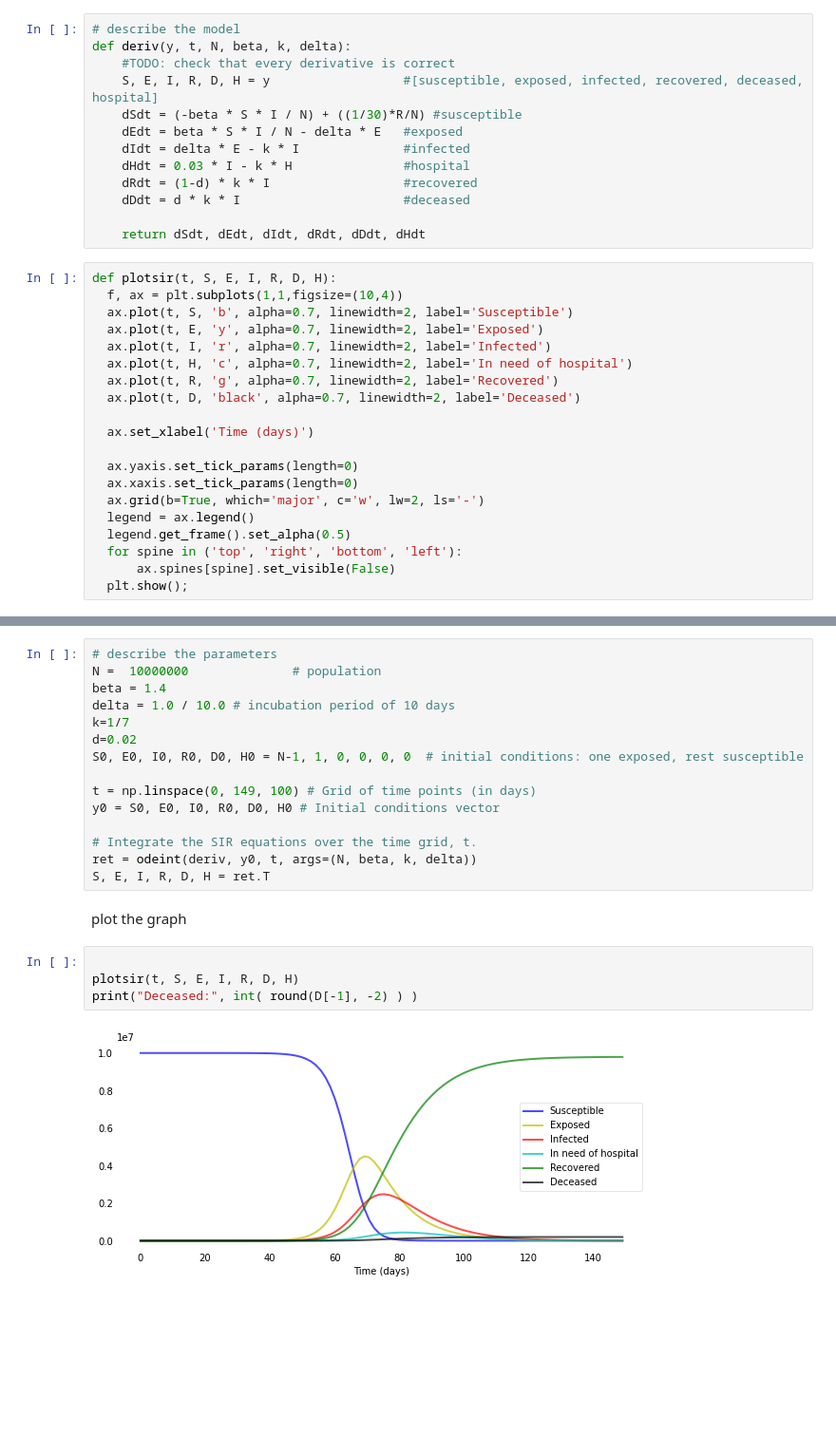
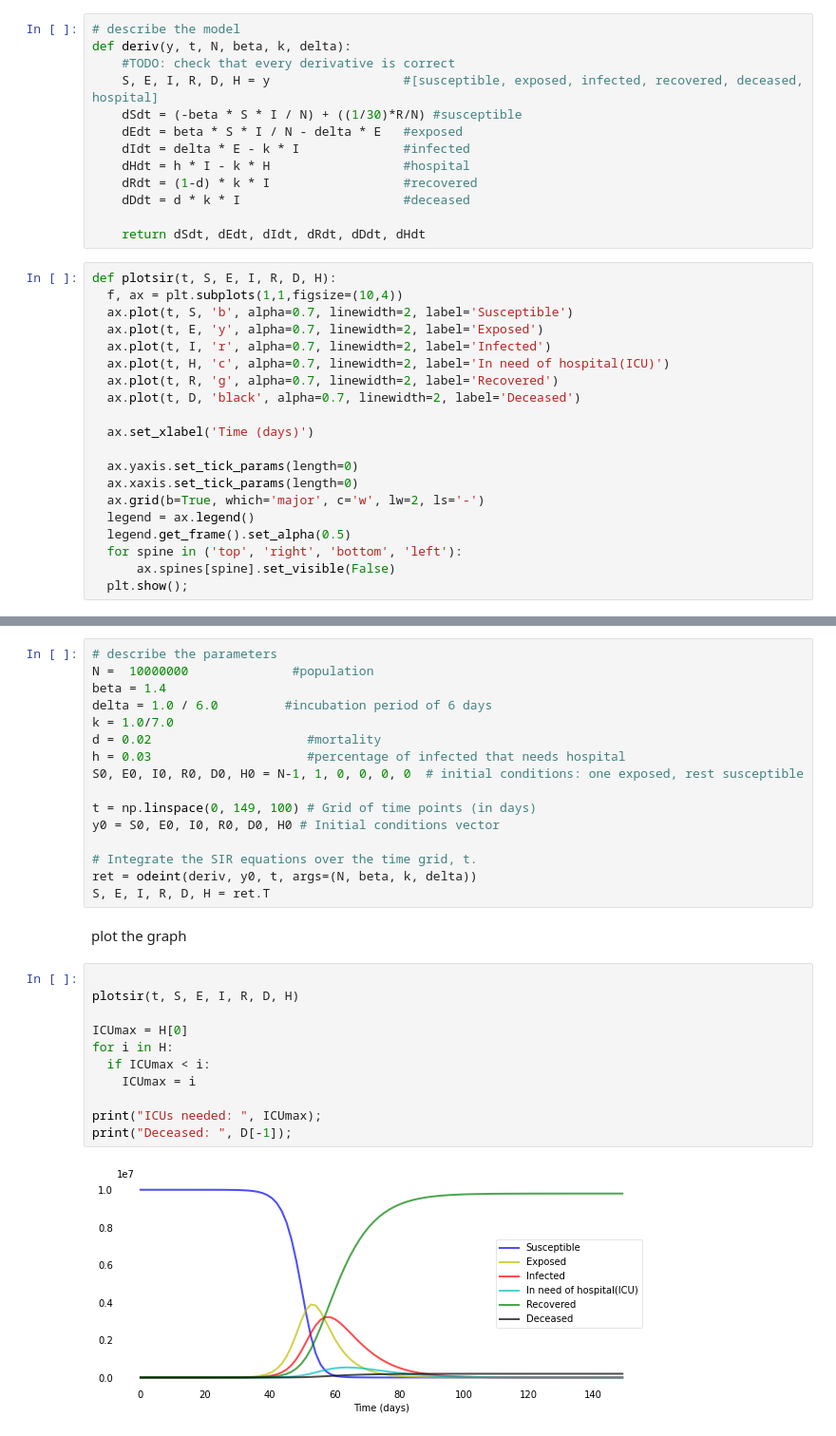
Before and after one commit to SIR-SEE/final-project-team-2, a Jupyter notebook: SIR_model.ipynb, the cells around one changed output, grey strips where cells are left out. Shown: that part at 95% size. Drawn from its saved outputs; the diff is of its cells as text; blank space fills up the shorter version.

```diff
--- a/SIR_model.ipynb
+++ b/SIR_model.ipynb
@@ -14,7 +14,7 @@ def deriv(y, t, N, beta, k, delta):
     dSdt = (-beta * S * I / N) + ((1/30)*R/N) #susceptible
     dEdt = beta * S * I / N - delta * E   #exposed
     dIdt = delta * E - k * I              #infected
-    dHdt = 0.03 * I - k * H               #hospital
+    dHdt = h * I - k * H                  #hospital
     dRdt = (1-d) * k * I                  #recovered
     dDdt = d * k * I                      #deceased
 
@@ -25,7 +25,7 @@ def plotsir(t, S, E, I, R, D, H):
   ax.plot(t, S, 'b', alpha=0.7, linewidth=2, label='Susceptible')
   ax.plot(t, E, 'y', alpha=0.7, linewidth=2, label='Exposed')
   ax.plot(t, I, 'r', alpha=0.7, linewidth=2, label='Infected')
-  ax.plot(t, H, 'c', alpha=0.7, linewidth=2, label='In need of hospital')
+  ax.plot(t, H, 'c', alpha=0.7, linewidth=2, label='In need of hospital(ICU)')
   ax.plot(t, R, 'g', alpha=0.7, linewidth=2, label='Recovered')
   ax.plot(t, D, 'black', alpha=0.7, linewidth=2, label='Deceased')
 
@@ -44,10 +54,11 @@ def plotsir(t, S, E, I, R, D, H):
 # %%
 # describe the parameters
-N =  10000000              # population
+N =  10000000              #population
 beta = 1.4
-delta = 1.0 / 10.0 # incubation period of 10 days
-k=1/7
-d=0.02
+delta = 1.0 / 6.0         #incubation period of 6 days
+k = 1.0/7.0
+d = 0.02                     #mortality
+h = 0.03                     #percentage of infected that needs hospital
 S0, E0, I0, R0, D0, H0 = N-1, 1, 0, 0, 0, 0  # initial conditions: one exposed, rest susceptible
 
 t = np.linspace(0, 149, 100) # Grid of time points (in days)
@@ -61,6 +72,13 @@ plot the graph
 # %%
 
 plotsir(t, S, E, I, R, D, H)
-print("Deceased:", int( round(D[-1], -2) ) )
+
+ICUmax = H[0]
+for i in H:
+  if ICUmax < i:
+    ICUmax = i
+
+print("ICUs needed: ", ICUmax);
+print("Deceased: ", D[-1]);
 # %% [output]
-[figure, old version]
+[figure, new version]
```
Also changed, not shown: parts of 3 cells of this notebook.
